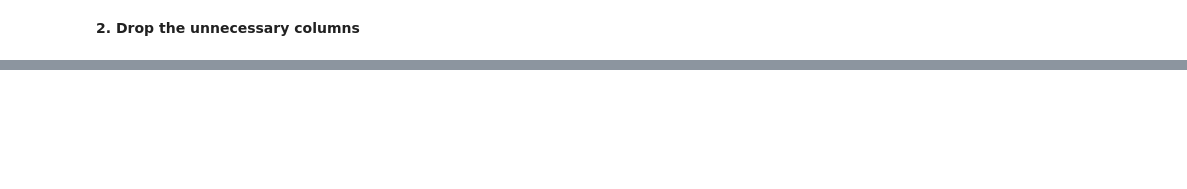
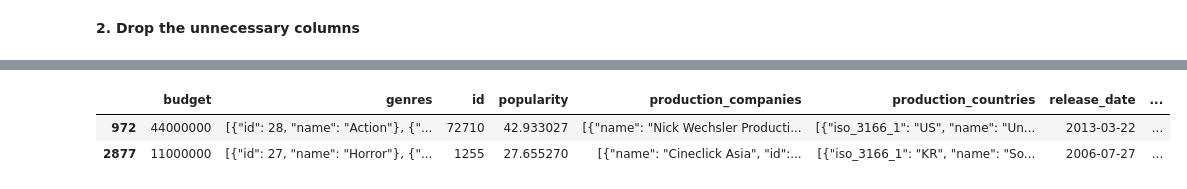
Before and after one commit to mmahdin/Data-Mining-Projects, a Jupyter notebook: main.ipynb, the cells around one changed output, grey strips where cells are left out. Cells and saved outputs as stored; diff of their text form; code cells hidden in the pictures; blank space fills up the shorter version.

```diff
--- a/main.ipynb
+++ b/main.ipynb
@@ -118,0 +319,6 @@ cl_mov.isnull().sum()
+# %%
+cl_mov[cl_mov['title'].str.contains('The Host')]
+# %% [output]
+|  | budget | genres | id | popularity | production_companies | production_countries | release_date | ... |
+| 972 | 44000000 | [{"id": 28, "name": "Action"}, {"... | 72710 | 42.933027 | [{"name": "Nick Wechsler Producti... | [{"iso_3166_1": "US", "name": "Un... | 2013-03-22 | ... |
+| 2877 | 11000000 | [{"id": 27, "name": "Horror"}, {"... | 1255 | 27.655270 | [{"name": "Cineclick Asia", "id":... | [{"iso_3166_1": "KR", "name": "So... | 2006-07-27 | ... |
```
Also changed, not shown: parts of 29 cells of this notebook.
